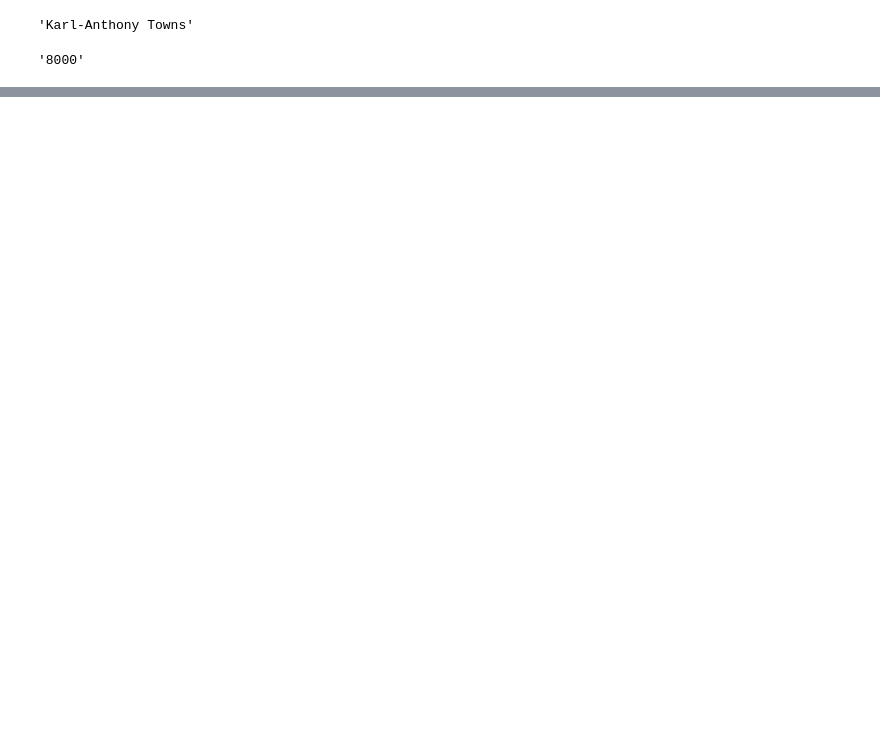
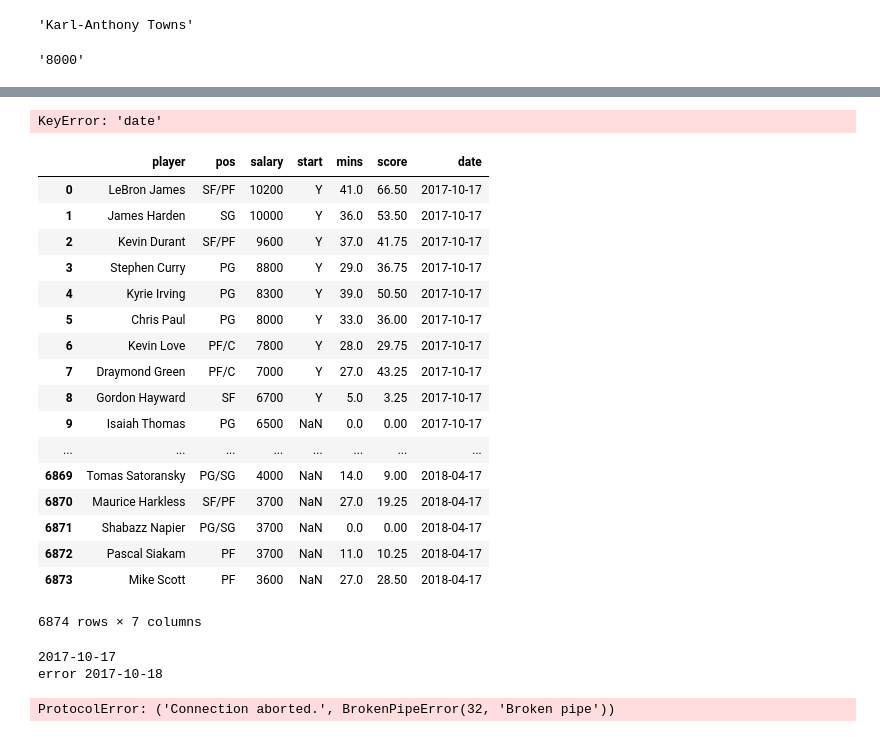
Before and after one commit to shanemulqueen/nba, a Jupyter notebook: Salary_scrape_scratch.ipynb, the cells around one changed output, grey strips where cells are left out. Drawn from its saved outputs; the diff is of its cells as text; code cells hidden in the pictures; blank space fills up the shorter version.

```diff
--- a/Salary_scrape_scratch.ipynb
+++ b/Salary_scrape_scratch.ipynb
@@ -108,0 +239,8 @@ output
+# %%
+#salary_data = salary_data.append(salary_data2)\
+#salary_data = salary_data.iloc[:,['player','pos','salary','date']]
+last_end = salary_data['date'].iloc[-1]
+last_end
+salary_data.tail()
+# %% [output]
+KeyError: 'date'
@@ -108,0 +249,61 @@ output
+# %%
+pd.read_csv('data/salary_data.csv')
+# %% [output]
+|  | player | pos | salary | start | mins | score | date |
+| 0 | LeBron James | SF/PF | 10200 | Y | 41.0 | 66.50 | 2017-10-17 |
+| 1 | James Harden | SG | 10000 | Y | 36.0 | 53.50 | 2017-10-17 |
+| 2 | Kevin Durant | SF/PF | 9600 | Y | 37.0 | 41.75 | 2017-10-17 |
+| 3 | Stephen Curry | PG | 8800 | Y | 29.0 | 36.75 | 2017-10-17 |
+| 4 | Kyrie Irving | PG | 8300 | Y | 39.0 | 50.50 | 2017-10-17 |
+| 5 | Chris Paul | PG | 8000 | Y | 33.0 | 36.00 | 2017-10-17 |
+| 6 | Kevin Love | PF/C | 7800 | Y | 28.0 | 29.75 | 2017-10-17 |
+| 7 | Draymond Green | PF/C | 7000 | Y | 27.0 | 43.25 | 2017-10-17 |
+| 8 | Gordon Hayward | SF | 6700 | Y | 5.0 | 3.25 | 2017-10-17 |
+| 9 | Isaiah Thomas | PG | 6500 | NaN | 0.0 | 0.00 | 2017-10-17 |
+| ... | ... | ... | ... | ... | ... | ... | ... |
+| 6869 | Tomas Satoransky | PG/SG | 4000 | NaN | 14.0 | 9.00 | 2018-04-17 |
+| 6870 | Maurice Harkless | SF/PF | 3700 | NaN | 27.0 | 19.25 | 2018-04-17 |
+| 6871 | Shabazz Napier | PG/SG | 3700 | NaN | 0.0 | 0.00 | 2018-04-17 |
+| 6872 | Pascal Siakam | PF | 3700 | NaN | 11.0 | 10.25 | 2018-04-17 |
+| 6873 | Mike Scott | PF | 3600 | NaN | 27.0 | 28.50 | 2018-04-17 |
+6874 rows × 7 columns
+# %%
+last_end = salary_data['date'].iloc[-1]
+salary_data = pd.DataFrame()
+print(last_end)
+dates = data[data['date']>last_end]['date'].unique()
+salary_data2 = pd.DataFrame()
+for date in dates:
+    br.visit(rewind_base+date)
+    table = br.find_by_xpath(tr_selector)
+    try:
+        if len(table) > 0:
+            temp_dict = {}
+            temp_dict['player'] = []
+            temp_dict['pos'] = []
+            temp_dict['salary'] = []
+            temp_dict['start'] = []
+            temp_dict['mins'] = []
+            temp_dict['score'] = []
+            for ind, row in enumerate(table):
+                temp_dict['player'].append(row.find_by_css(".player-stats").text)
+                temp_dict['salary'].append(row.find_by_css(".salaryCol").text)
+                try:
+                    temp_dict['pos'].append(row.find_by_css("td select.pos-select option")[0].text)
+                except:
+                    temp_dict['pos'].append(row.find_by_css("td")[1].text)
+                temp_dict['start'].append(row.find_by_css("td")[-4].text)
+                temp_dict['mins'].append(row.find_by_css("td")[-3].text)
+                temp_dict['score'].append(row.find_by_css("td")[-2].text)
+            temp_df = pd.DataFrame(temp_dict)
+            temp_df['date']=date
+            salary_data2 = salary_data2.append(temp_df)
+        else:
+            print("empty {}".format(date))
+    except:
+        print("error {}".format(date))
+print("Done!")
+# %% [output]
+2017-10-17
+error 2017-10-18
+ProtocolError: ('Connection aborted.', BrokenPipeError(32, 'Broken pipe'))
```
Also changed, not shown: parts of 26 cells of this notebook, 8 other files.
